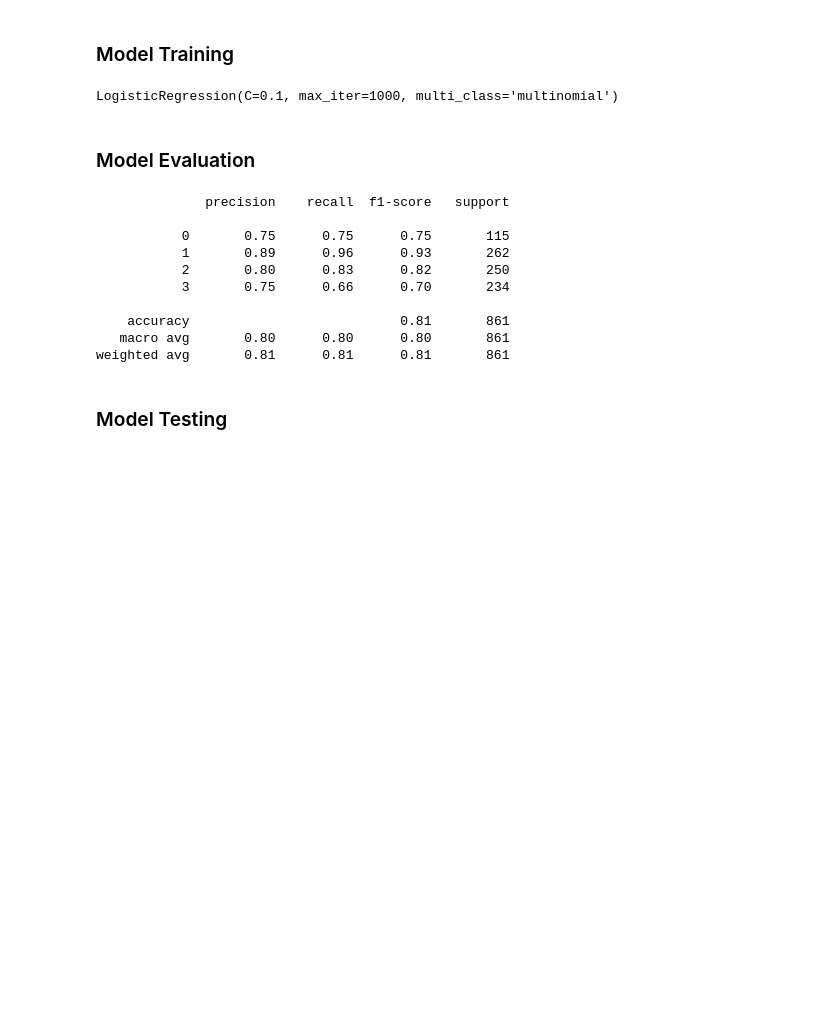
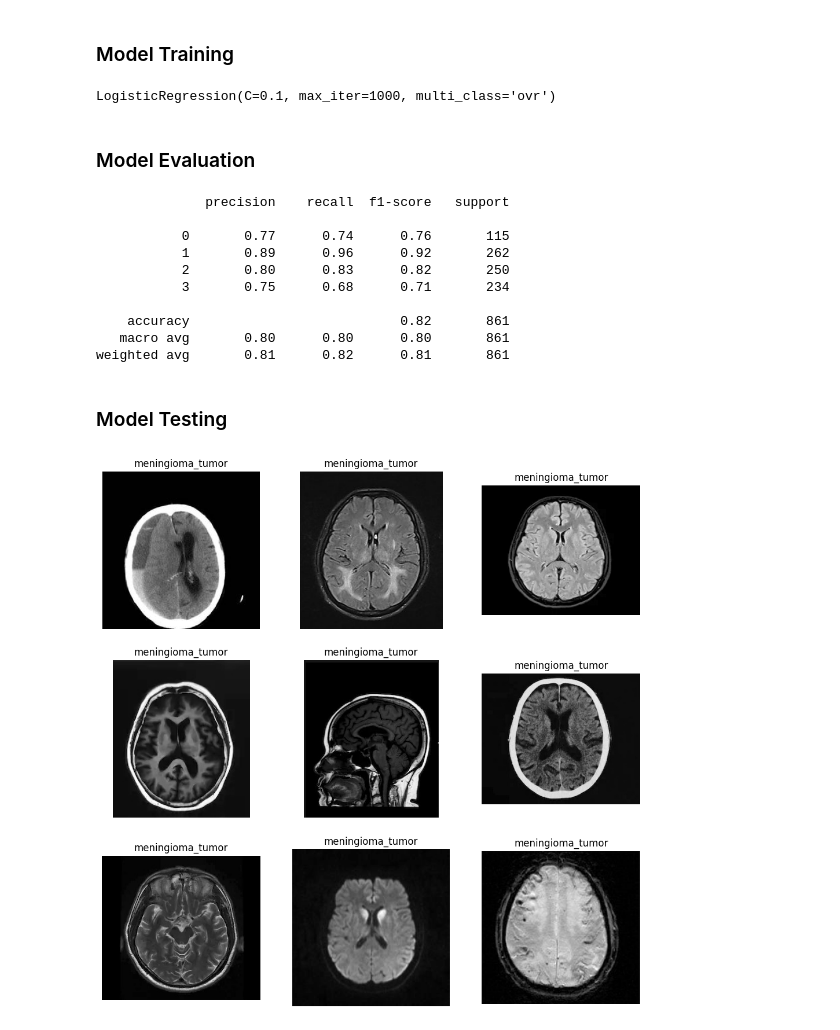
Before and after one commit to AdamRidene/Brain_Tumor_Detection, a Jupyter notebook: Brain_tumor_detection_notebook.ipynb, the cells around one changed output. Saved outputs shown, nothing was run; the diff lists cells and outputs as text; code cells hidden in the pictures; blank space fills up the shorter version.

```diff
--- a/Brain_tumor_detection_notebook.ipynb
+++ b/Brain_tumor_detection_notebook.ipynb
@@ -22,7 +22,7 @@ import cv2 as cv
 X=[]
 Y=[]#Target Labels
 for cls in classes:
-    pth="../brain_mri/training/"+cls
+    pth="../brain_Tumor_Detection/Training/"+cls
     for j in os.listdir(pth):
         img=cv.imread(pth+"/"+j,0)
         img=cv.resize(img,(200,200))
@@ -77,10 +77,10 @@ X_test_scaled=scalar.transform(X_test)
 ### Model Training
 # %%
 from sklearn.linear_model import LogisticRegression
-logreg=LogisticRegression(C=0.1,max_iter=1000,multi_class="multinomial")
+logreg=LogisticRegression(C=0.1,max_iter=1000,multi_class="ovr")
 logreg.fit(X_trained_scaled,y_train)
 # %% [output]
-LogisticRegression(C=0.1, max_iter=1000, multi_class='multinomial')
+LogisticRegression(C=0.1, max_iter=1000, multi_class='ovr')
 # %% [markdown]
 ###  Model Evaluation
 # %%
@@ -90,14 +90,14 @@ print(classification_report(y_test,y_pred))
 # %% [output]
               precision    recall  f1-score   support
 
-           0       0.75      0.75      0.75       115
-           1       0.89      0.96      0.93       262
+           0       0.77      0.74      0.76       115
+           1       0.89      0.96      0.92       262
            2       0.80      0.83      0.82       250
-           3       0.75      0.66      0.70       234
+           3       0.75      0.68      0.71       234
 
-    accuracy                           0.81       861
+    accuracy                           0.82       861
    macro avg       0.80      0.80      0.80       861
-weighted avg       0.81      0.81      0.81       861
+weighted avg       0.81      0.82      0.81       861
 # %% [markdown]
 ### Model Testing
 # %%
@@ -105,14 +105,16 @@ choice={0:"no_tumor",1:"pituitary_tumor",2:"glioma_tumor",3:"meningioma_tumor"}
 # %%
 plt.figure(figsize=(12,12))
 p=os.listdir("../brain_tumor_detection/Testing/")
 col=1
 for i in os.listdir("../brain_tumor_detection/Testing/no_tumor/")[:9]:
     plt.subplot(3,3,col)
     img=cv.imread("../brain_tumor_detection/Testing/no_tumor/"+i,0)
     img1=cv.resize(img,(200,200))
     img1=img1.reshape(1,-1)/255
-    p=logreg.predict(img1)
-    plt.title(choice[p[0]])
+    pt=logreg.predict(img1)
+    plt.title(choice[pt[0]])
     plt.imshow(img,cmap="gray")
     plt.axis("off")
     col+=1
+# %% [output]
+[figure, added]
```
Also changed, not shown: parts of 1 cell of this notebook.
